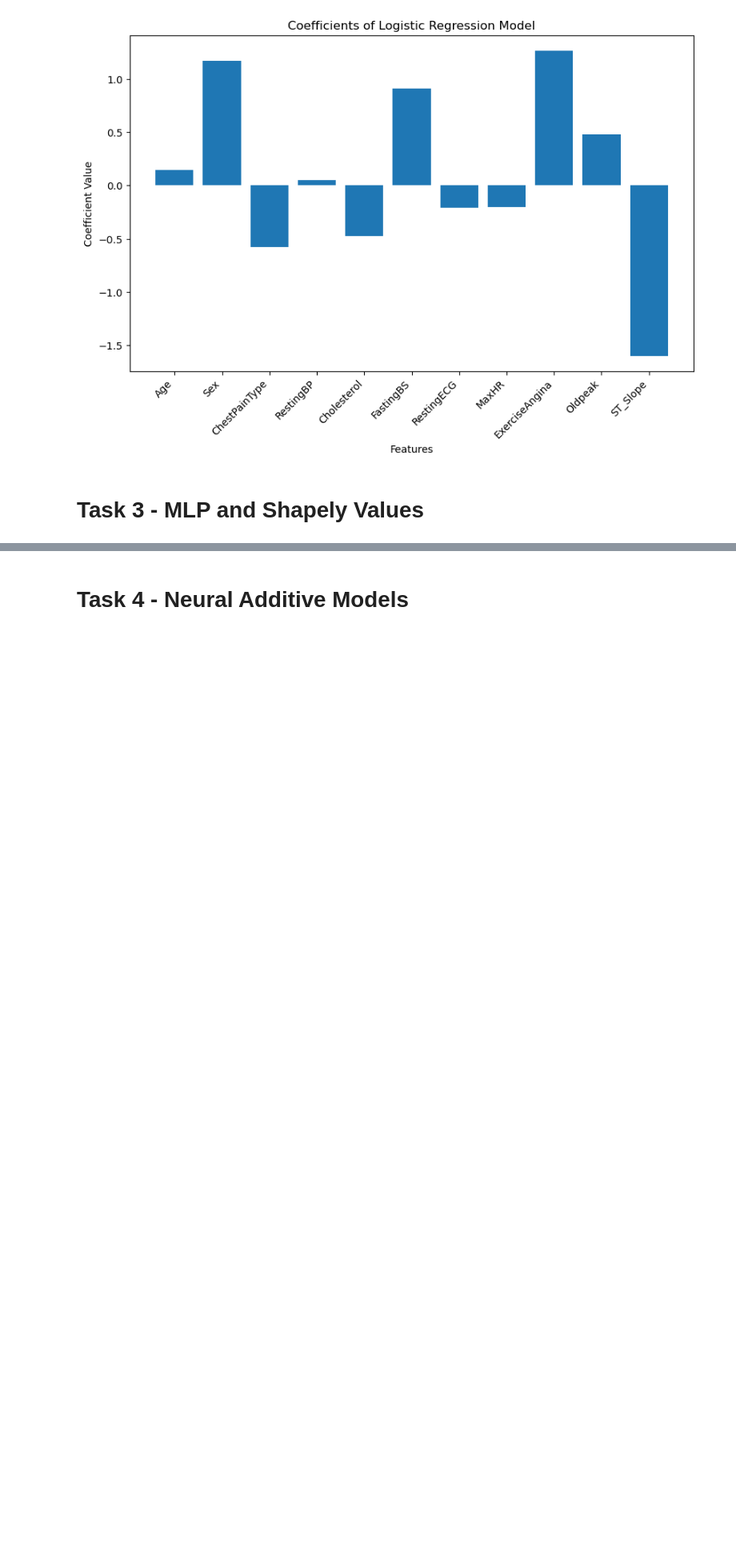
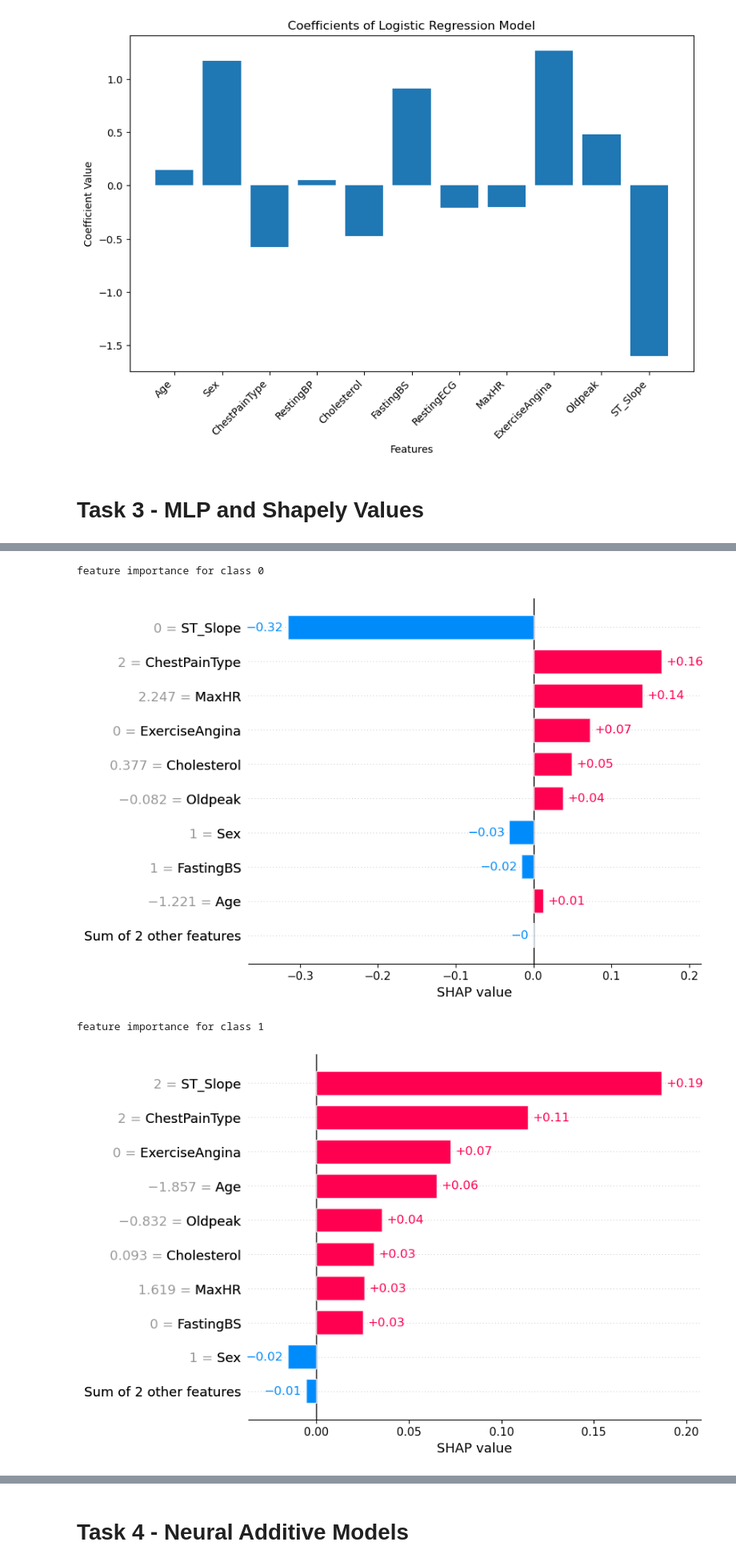
Before and after one commit to rkoonireddy/ML4H, a Jupyter notebook: Project1/code/Part1_all.ipynb, the cells around one changed output, grey strips where cells are left out. Shown at 80% size. Drawn from its saved outputs; the diff is of its cells as text; code cells hidden in the pictures; blank space fills up the shorter version.

```diff
--- a/Project1/code/Part1_all.ipynb
+++ b/Project1/code/Part1_all.ipynb
@@ -562,0 +600,12 @@ for class_idx in range(shap_values.shape[2]):
+# %%
+#cohort plot bar
+print("feature importance for class 0")
+shap.plots.bar(shap_values[:, :, 0][0])
+
+print("feature importance for class 1")
+shap.plots.bar(shap_values[:, :, 0][1])
+# %% [output]
+feature importance for class 0
+[figure, added]
+feature importance for class 1
+[figure, added]
```
Also changed, not shown: parts of 7 cells of this notebook, 1 other file.
